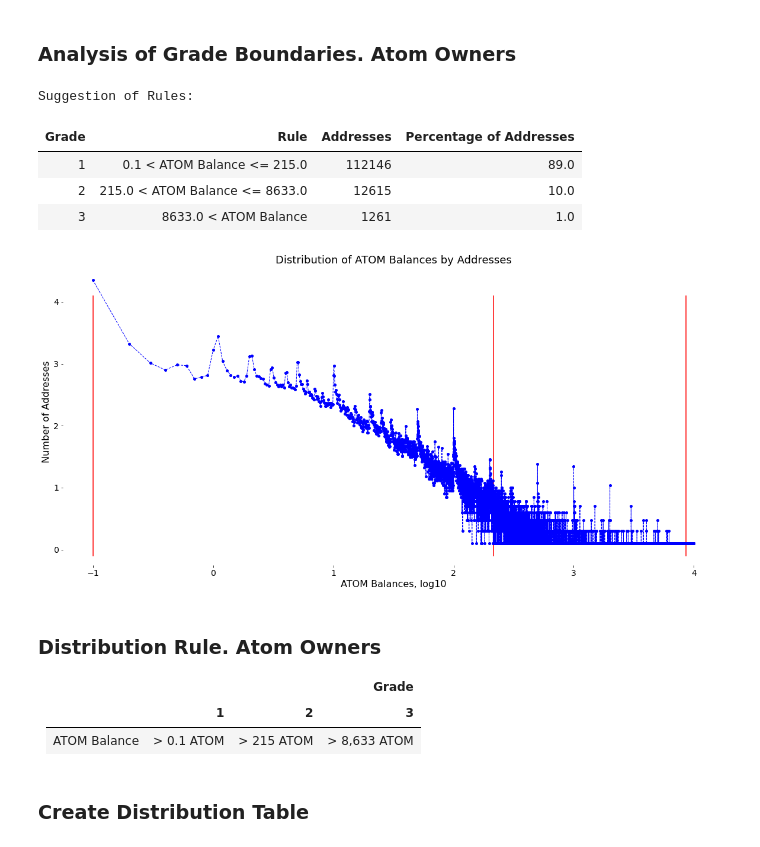
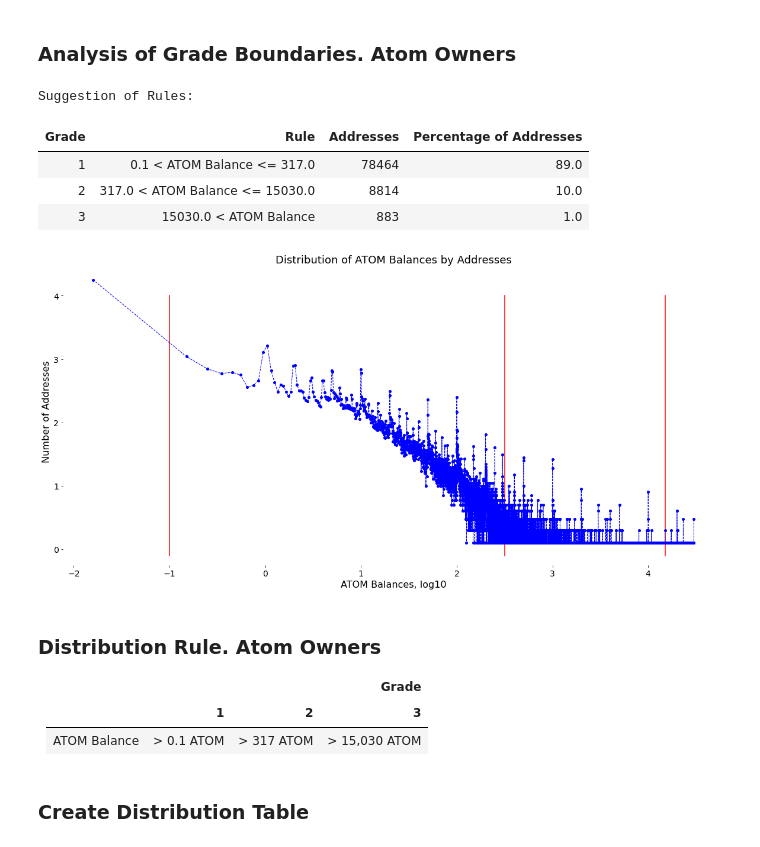
Before and after one commit to Snedashkovsky/cybergift, a Jupyter notebook: atom__astronauts.ipynb, the cells around one changed output. Drawn from its saved outputs; the diff is of its cells as text; code cells hidden in the pictures.

Commit message:
update ATOM analysis: - fix rounding of balance - exclude module addresses

```diff
--- a/atom__astronauts.ipynb
+++ b/atom__astronauts.ipynb
@@ -55,6 +55,11 @@ unbonding_delegations = \
                   for unbonding_delegation in cosmos_genesis_snapshot["app_state"]['staking']['unbonding_delegations']],
                  columns=['address', 'unbonding_atom']).groupby('address')['unbonding_atom'].agg(sum).reset_index()
 
+# Get module addresses
+module_addresses_list = \
+    [item['base_account']['address'] for item in cosmos_genesis_snapshot['app_state']['auth']['accounts']
+     if item['@type'] == '/cosmos.auth.v1beta1.ModuleAccount']
+
 # Merge Available and Delegated balances
 balances_df = \
     available_df[['address', 'available_atom']].merge(
@@ -67,33 +72,35 @@ balances_df = \
         on='address'
     ).fillna(0)
 balances_df.loc[:, 'balance_atom'] = balances_df[['available_atom', 'delegated_atom', 'unbonding_atom']].sum(axis=1)
-balances_df.loc[:, 'balance_atom_rounded'] = balances_df.balance_atom.map(lambda x: round(x + 0.05, 1))
-
-balances_agg_df = balances_df.groupby('balance_atom_rounded')['address'].agg([('number_of_addresses', np.count_nonzero)]).reset_index()
+balances_df = balances_df[~balances_df['address'].isin(module_addresses_list)]
+balances_df.loc[:, 'balance_atom_rounded'] = \
+    balances_df.balance_atom.map(lambda x: floor(x * 10) / 10 + 0.05 if x > 0.1 else 0.05)
+balances_agg_df = \
+    balances_df.groupby('balance_atom_rounded')['address'].agg([('number_of_addresses', np.count_nonzero)]).reset_index()
 # %% [markdown]
 ### Analysis of Grade Boundaries. Atom Owners
 # %%
 atom_owners_boundary =\
     grade_boundaries_analysis(
         distribution_df=balances_agg_df,
         value_column='balance_atom_rounded',
         address_column='number_of_addresses',
         address_chart_label='Number of Addresses',
         value_chart_label='ATOM Balances, log10',
         value_name='ATOM Balance',
-        value_transform_func=lambda x: log10(x) if x > 0 else -1.5,
+        value_transform_func=lambda x: log10(x) if x >= 0.1 else -1.8,
         chart_title='Distribution of ATOM Balances by Addresses',
-        max_show_value=10000,
+        max_show_value=30000,
         initial_boundary=0.1,
         level_line_shift=0,
         boundary_round=0)
 # %% [output]
 Suggestion of Rules:
 | Grade | Rule | Addresses | Percentage of Addresses |
-| 1 | 0.1 < ATOM Balance <= 215.0 | 112146 | 89.0 |
-| 2 | 215.0 < ATOM Balance <= 8633.0 | 12615 | 10.0 |
-| 3 | 8633.0 < ATOM Balance | 1261 | 1.0 |
+| 1 | 0.1 < ATOM Balance <= 317.0 | 78464 | 89.0 |
+| 2 | 317.0 < ATOM Balance <= 15030.0 | 8814 | 10.0 |
+| 3 | 15030.0 < ATOM Balance | 883 | 1.0 |
-[figure, old version]
+[figure, new version]
 # %% [markdown]
 ### Distribution Rule. Atom Owners
 
@@ -113,8 +120,8 @@ Suggestion of Rules:
         <tr>
             <td style="text-align: left"> ATOM Balance </td>
             <td> > 0.1 ATOM </td>
-            <td> > 215 ATOM </td>
-            <td> > 8,633 ATOM </td>
+            <td> > 317 ATOM </td>
+            <td> > 15,030 ATOM </td>
         </tr>
     </tbody>
 </table>
```
Also changed, not shown: parts of 1 cell of this notebook, 2 other files.
